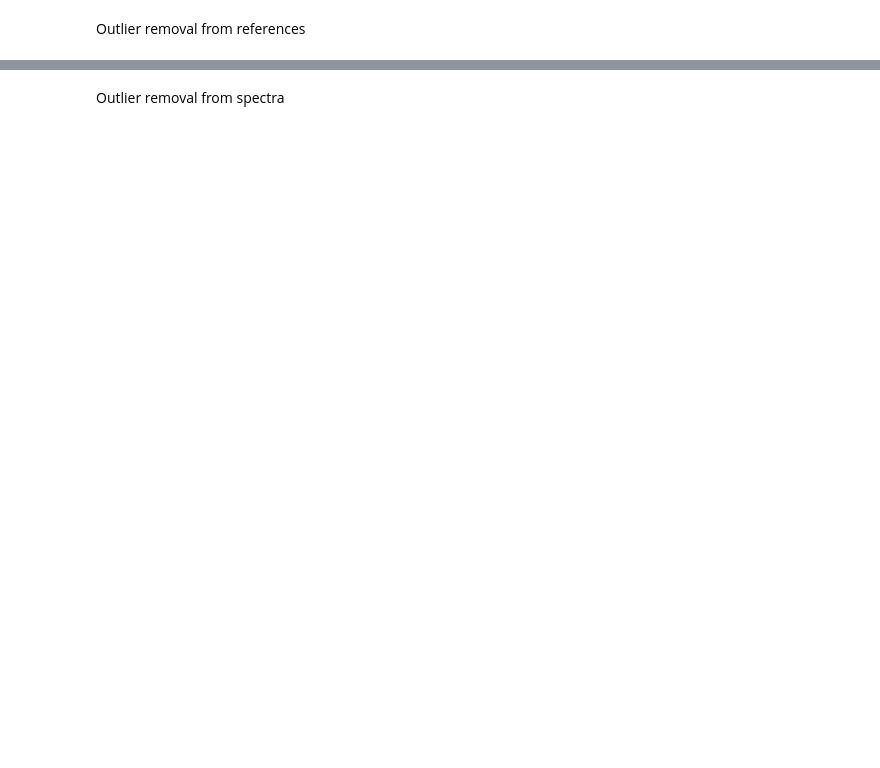
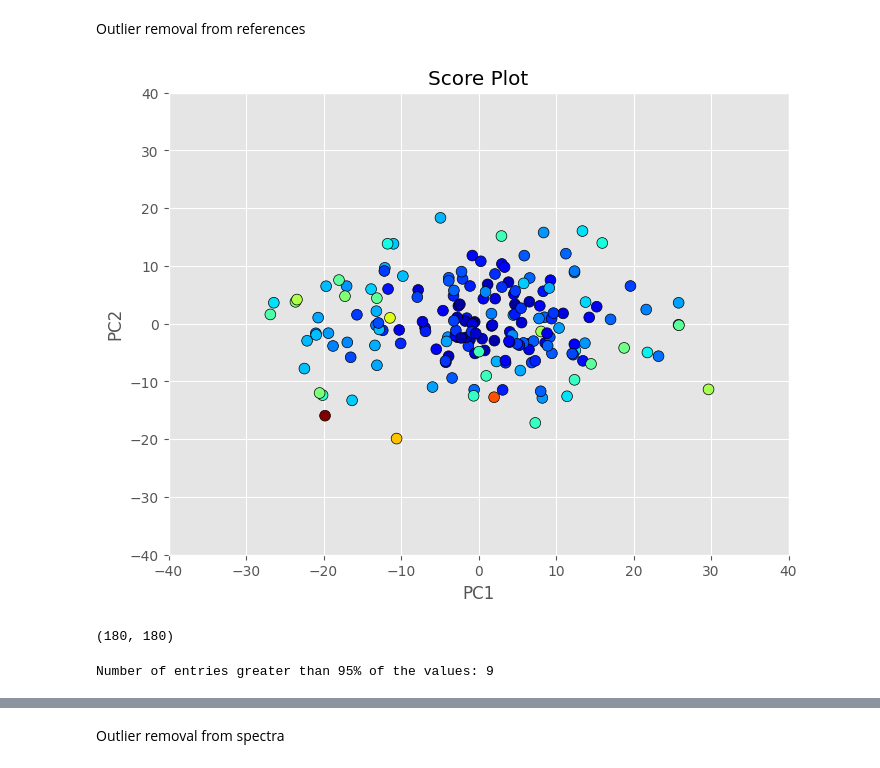
Before and after one commit to LizaGenke/Chemometric-approaches-to-hyperspectral-processing, a Jupyter notebook: spectral_analysis.ipynb, the cells around one changed output, grey strips where cells are left out. Cells and saved outputs as stored; diff of their text form; code cells hidden in the pictures; blank space fills up the shorter version.

```diff
--- a/spectral_analysis.ipynb
+++ b/spectral_analysis.ipynb
@@ -7,2 +37,37 @@
 # %% [markdown]
 Outlier removal from references
+# %%
+from sklearn.covariance import MinCovDet
+
+# fit a Minimum Covariance Determinant (MCD) robust estimator to data
+robust_cov = MinCovDet(random_state=42).fit(T[:,:5])
+
+# Get the Mahalanobis distance
+malanobis = robust_cov.mahalanobis(T[:,:5])
+# %%
+colors = [plt.cm.jet(float(i)/max(malanobis)) for i in malanobis]
+fig = plt.figure(figsize=(8,6))
+with plt.style.context(('ggplot')):
+    plt.scatter(T[:, 0], T[:, 1], c=colors, edgecolors='k', s=60)
+    plt.xlabel('PC1')
+    plt.ylabel('PC2')
+    plt.xlim((-40, 40))
+    plt.ylim((-40, 40))
+    plt.title('Score Plot')
+plt.show()
+# %% [output]
+[figure, added]
+# %%
+T.shape
+# %% [output]
+(180, 180)
+# %%
+# Compute the 95th percentile value
+threshold = np.percentile(malanobis, 95)
+
+# Count how many entries are greater than this threshold
+count = np.sum(malanobis > threshold)
+
+print("Number of entries greater than 95% of the values:", count)
+# %% [output]
+Number of entries greater than 95% of the values: 9
```
Also changed, not shown: parts of 14 cells of this notebook.
